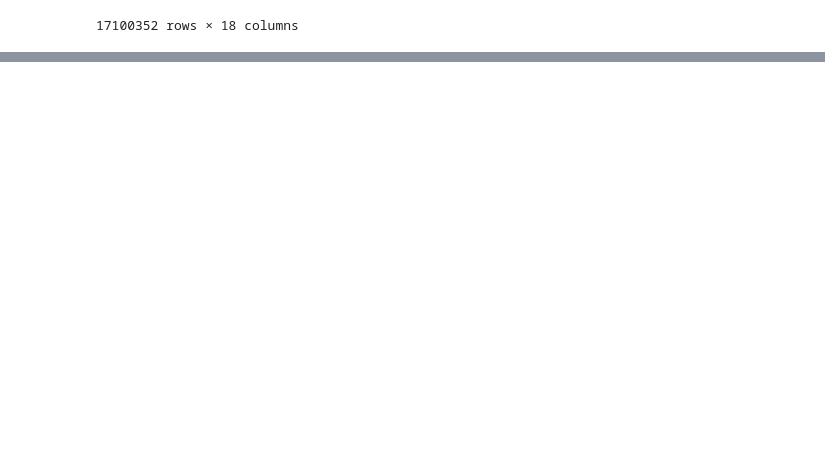
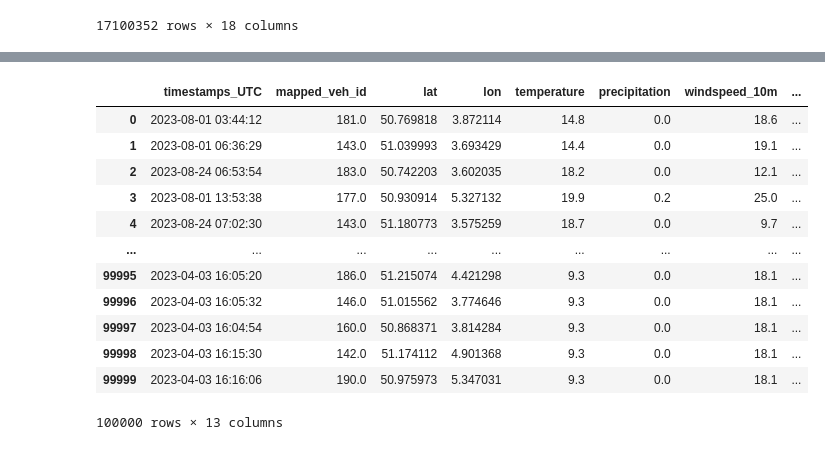
Before and after one commit to koadegno/data-minig-project, a Jupyter notebook: Fuzzy.ipynb, the cells around one changed output, grey strips where cells are left out. Saved outputs shown, nothing was run; the diff lists cells and outputs as text; code cells hidden in the pictures; blank space fills up the shorter version.

```diff
--- a/Fuzzy.ipynb
+++ b/Fuzzy.ipynb
@@ -41,3 +76,20 @@ data
+# %%
+data = pd.read_csv('chunk1Diff.csv', sep=';')
+data
+# %% [output]
+|  | timestamps_UTC | mapped_veh_id | lat | lon | temperature | precipitation | windspeed_10m | ... |
+| 0 | 2023-08-01 03:44:12 | 181.0 | 50.769818 | 3.872114 | 14.8 | 0.0 | 18.6 | ... |
+| 1 | 2023-08-01 06:36:29 | 143.0 | 51.039993 | 3.693429 | 14.4 | 0.0 | 19.1 | ... |
+| 2 | 2023-08-24 06:53:54 | 183.0 | 50.742203 | 3.602035 | 18.2 | 0.0 | 12.1 | ... |
+| 3 | 2023-08-01 13:53:38 | 177.0 | 50.930914 | 5.327132 | 19.9 | 0.2 | 25.0 | ... |
+| 4 | 2023-08-24 07:02:30 | 143.0 | 51.180773 | 3.575259 | 18.7 | 0.0 | 9.7 | ... |
+| ... | ... | ... | ... | ... | ... | ... | ... | ... |
+| 99995 | 2023-04-03 16:05:20 | 186.0 | 51.215074 | 4.421298 | 9.3 | 0.0 | 18.1 | ... |
+| 99996 | 2023-04-03 16:05:32 | 146.0 | 51.015562 | 3.774646 | 9.3 | 0.0 | 18.1 | ... |
+| 99997 | 2023-04-03 16:04:54 | 160.0 | 50.868371 | 3.814284 | 9.3 | 0.0 | 18.1 | ... |
+| 99998 | 2023-04-03 16:15:30 | 142.0 | 51.174112 | 4.901368 | 9.3 | 0.0 | 18.1 | ... |
+| 99999 | 2023-04-03 16:16:06 | 190.0 | 50.975973 | 5.347031 | 9.3 | 0.0 | 18.1 | ... |
+100000 rows × 13 columns
 # %%
 columns_of_interest = ['RS_E_InAirTemp_PC1', 'RS_E_InAirTemp_PC2', 'RS_E_OilPress_PC1',
                          'RS_E_OilPress_PC2', 'RS_E_RPM_PC1', 'RS_E_RPM_PC2', 'RS_E_WatTemp_PC1',
```
Also changed, not shown: parts of 13 cells of this notebook.
